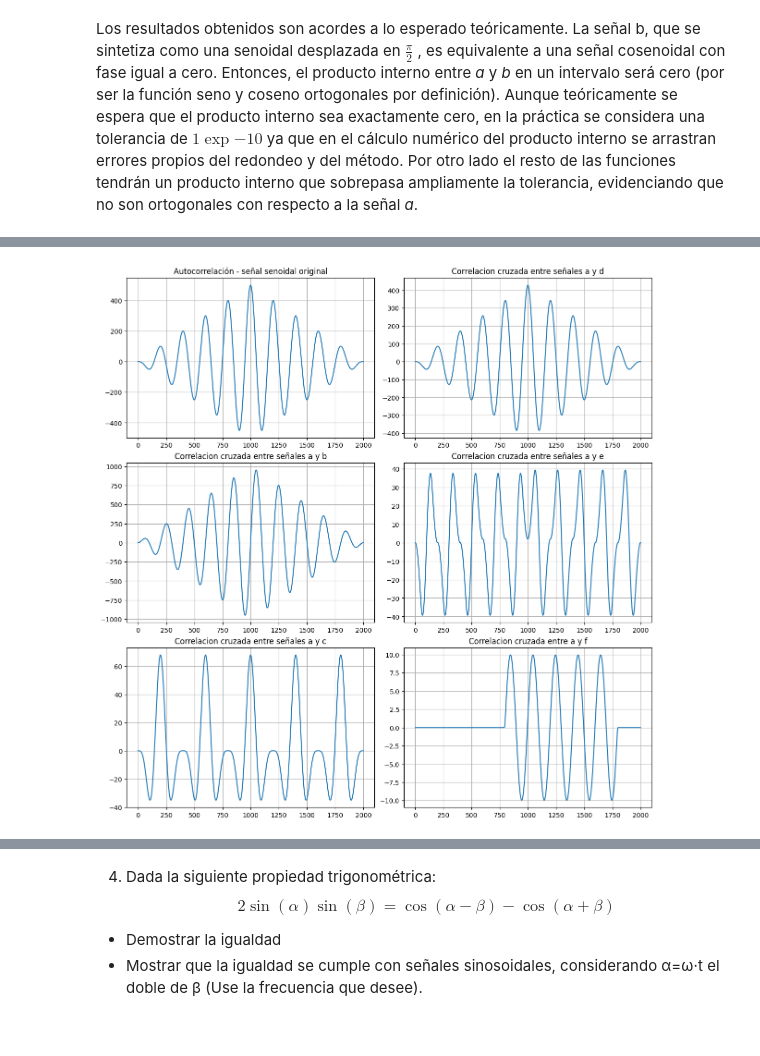
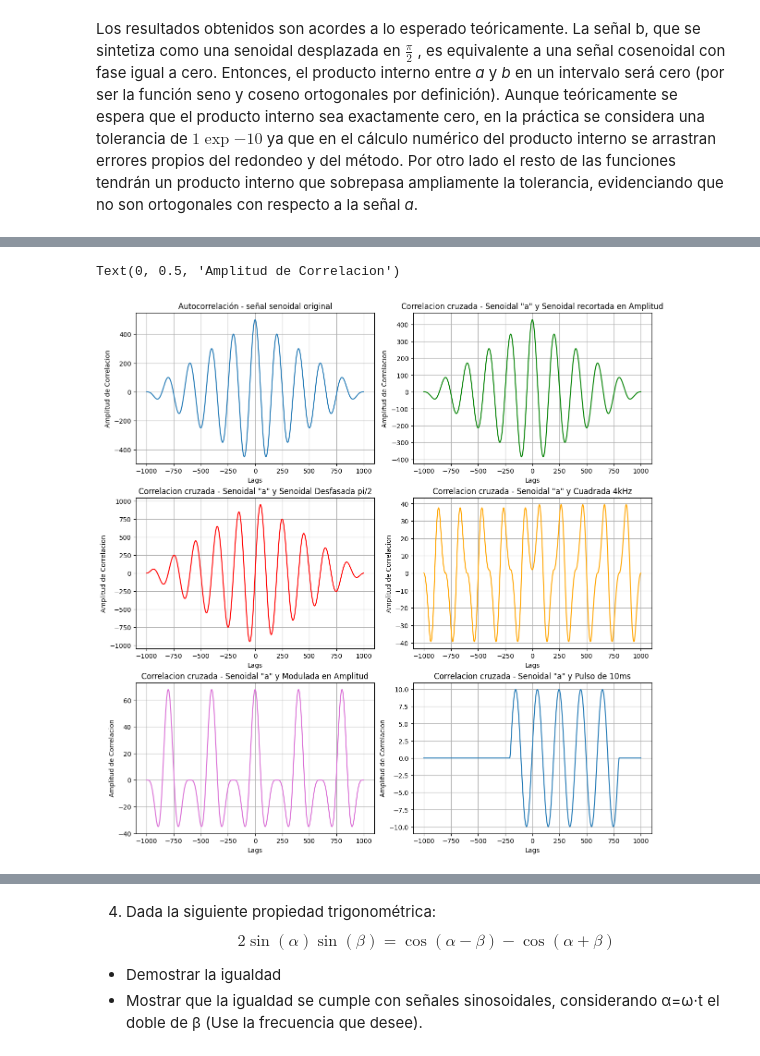
Before and after one commit to victoriasalgado24/APS, a Jupyter notebook: TS1_Sintesis_señales_SALGADO.ipynb, the cells around one changed output, grey strips where cells are left out. Saved outputs shown, nothing was run; the diff lists cells and outputs as text; code cells hidden in the pictures.

Commit message:
Add files via upload
Agrego análisis sobre los resultados gráficos obtenidos para correlación cruzada
Calculo la potencia de la señal para el ejercicio Bonus

```diff
--- a/TS1_Sintesis_señales_SALGADO.ipynb
+++ b/TS1_Sintesis_señales_SALGADO.ipynb
@@ -267,35 +272,53 @@ Se utilizó la función "correlate" de la librería numpy y se graficó para cad
 # %%
-autocorrelacion = np.correlate(xx, xx, mode='full')
-cruzada_1 = np.correlate(xx, yy, mode = 'full')
-cruzada_2 = np.correlate(xx, nn, mode = 'full')
-cruzada_3 = np.correlate(xx, clipped, mode = 'full')
-cruzada_4 = np.correlate(xx, cc , mode = 'full')
-cruzada_5 = np.correlate(xx, X, mode = 'full')
+def correlacion(señal1, señal2):
+    correlacion = correlate(señal1, señal2, mode = "full", method = "direct")
+    lags = correlation_lags(len(señal1), len(señal2), mode="full")
+    return correlacion, lags
+
+autocorr, lags = correlacion(xx, xx)
+cruzada_1, lags_1 = correlacion(xx, yy)
+cruzada_2, lags_2 = correlacion(xx, nn)
+cruzada_3, lags_3 = correlacion(xx, clipped)
+cruzada_4, lags_4 = correlacion(xx, cc)
+cruzada_5, lags_5 = correlacion(xx, X)
 # %%
 fig, axs = plt.subplots(3, 2, figsize=(12, 12), constrained_layout=True)
 
-axs[0, 0].plot(autocorrelacion)
+axs[0, 0].plot(lags, autocorr)
 axs[0, 0].set_title('Autocorrelación - señal senoidal original')
 axs[0, 0].grid(True)
+axs[0, 0].set_xlabel("Lags")
+axs[0, 0].set_ylabel("Amplitud de Correlacion")
 
-axs[1, 0].plot(cruzada_1)
-axs[1, 0].set_title('Correlacion cruzada entre señales a y b' )
+axs[1, 0].plot(lags_1, cruzada_1, color="red")
+axs[1, 0].set_title('Correlacion cruzada - Senoidal "a" y Senoidal Desfasada pi/2' )
 axs[1, 0].grid(True)
+axs[1, 0].set_xlabel("Lags")
+axs[1, 0].set_ylabel("Amplitud de Correlacion")
 
-axs[2, 0].plot(cruzada_2)
-axs[2, 0].set_title('Correlacion cruzada entre señales a y c')
+axs[2, 0].plot(lags_2, cruzada_2, color="orchid")
+axs[2, 0].set_title('Correlacion cruzada - Senoidal "a" y Modulada en Amplitud')
 axs[2, 0].grid(True)
+axs[2, 0].set_xlabel("Lags")
+axs[2, 0].set_ylabel("Amplitud de Correlacion")
 
-axs[0, 1].plot(cruzada_3)
-axs[0, 1].set_title('Correlacion cruzada entre señales a y d')
+axs[0, 1].plot(lags_3, cruzada_3, color="green")
+axs[0, 1].set_title('Correlacion cruzada - Senoidal "a" y Senoidal recortada en Amplitud')
 axs[0, 1].grid(True)
+axs[0, 1].set_xlabel("Lags")
+axs[0, 1].set_ylabel("Amplitud de Correlacion")
 
-axs[1, 1].plot(cruzada_4)
-axs[1, 1].set_title('Correlacion cruzada entre señales a y e')
+axs[1, 1].plot(lags_4, cruzada_4, color="orange")
+axs[1, 1].set_title('Correlacion cruzada - Senoidal "a" y Cuadrada 4kHz')
 axs[1, 1].grid(True)
+axs[1, 1].set_xlabel("Lags")
+axs[1, 1].set_ylabel("Amplitud de Correlacion")
 
-axs[2, 1].plot(cruzada_5)
-axs[2, 1].set_title('Correlacion cruzada entre a y f')
+axs[2, 1].plot(lags_5, cruzada_5)
+axs[2, 1].set_title('Correlacion cruzada - Senoidal "a" y Pulso de 10ms')
 axs[2, 1].grid(True)
+axs[2, 1].set_xlabel("Lags")
+axs[2, 1].set_ylabel("Amplitud de Correlacion")
 # %% [output]
+Text(0, 0.5, 'Amplitud de Correlacion')
-[figure, old version]
+[figure, new version]
```
Also changed, not shown: parts of 9 cells of this notebook.
